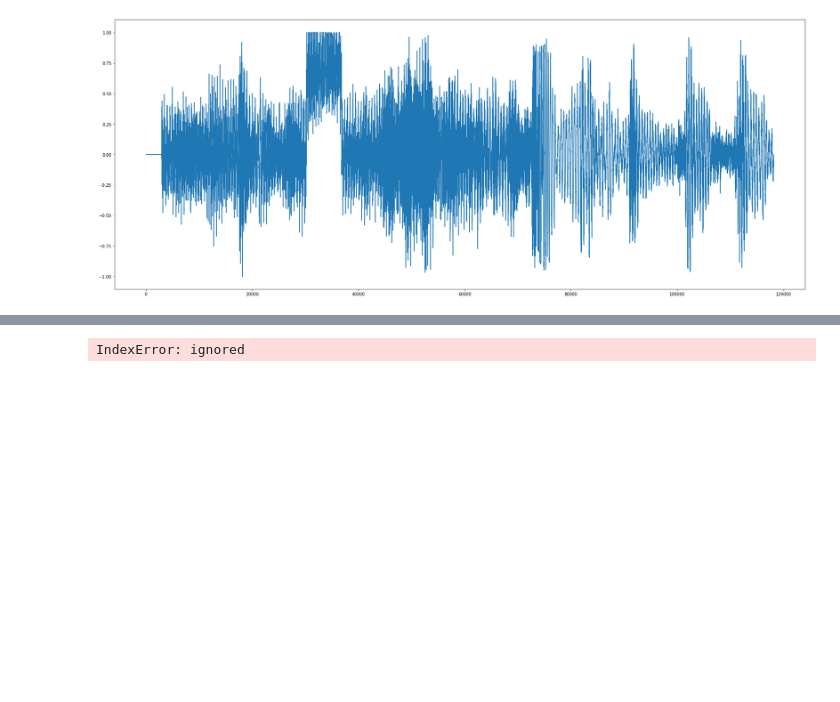
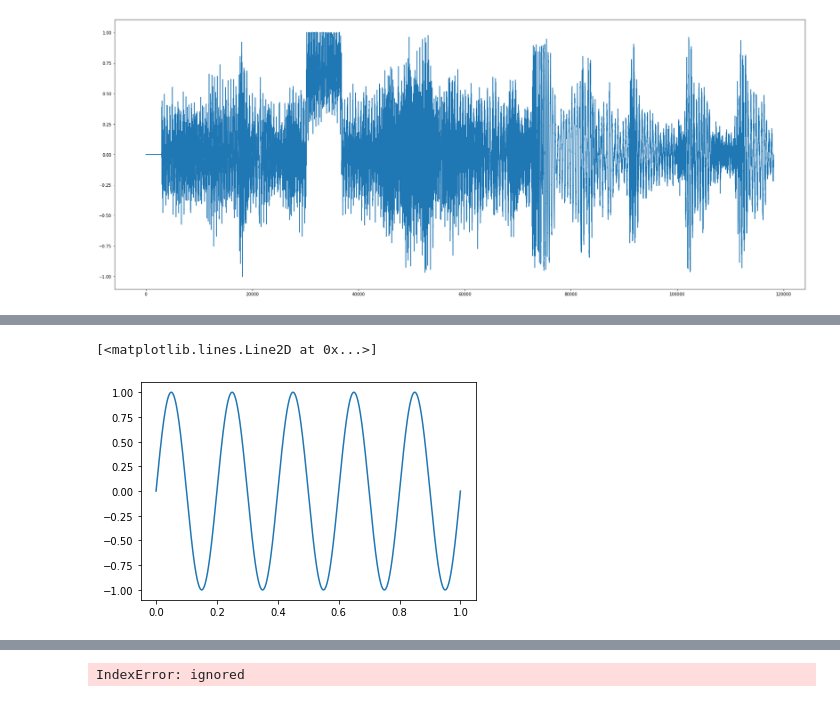
Before and after one commit to KathrynPanger/SignalDependence, a Jupyter notebook: librosa_waves.ipynb, the cells around one changed output, grey strips where cells are left out. Cells and saved outputs as stored; diff of their text form; code cells hidden in the pictures; blank space fills up the shorter version.

```diff
--- a/Copy_of_librosa_waves.ipynb
+++ b/librosa_waves.ipynb
@@ -178,0 +247,8 @@ class soundSample:
+# %%
+dt2=1/len(data1)
+t=np.arange(0,1,dt2)
+f=np.sin(1*np.pi*10*t)
+plt.plot(t,f)
+# %% [output]
+[<matplotlib.lines.Line2D at 0x...>]
+[figure, added]
```
Also changed, not shown: parts of 20 cells of this notebook.
